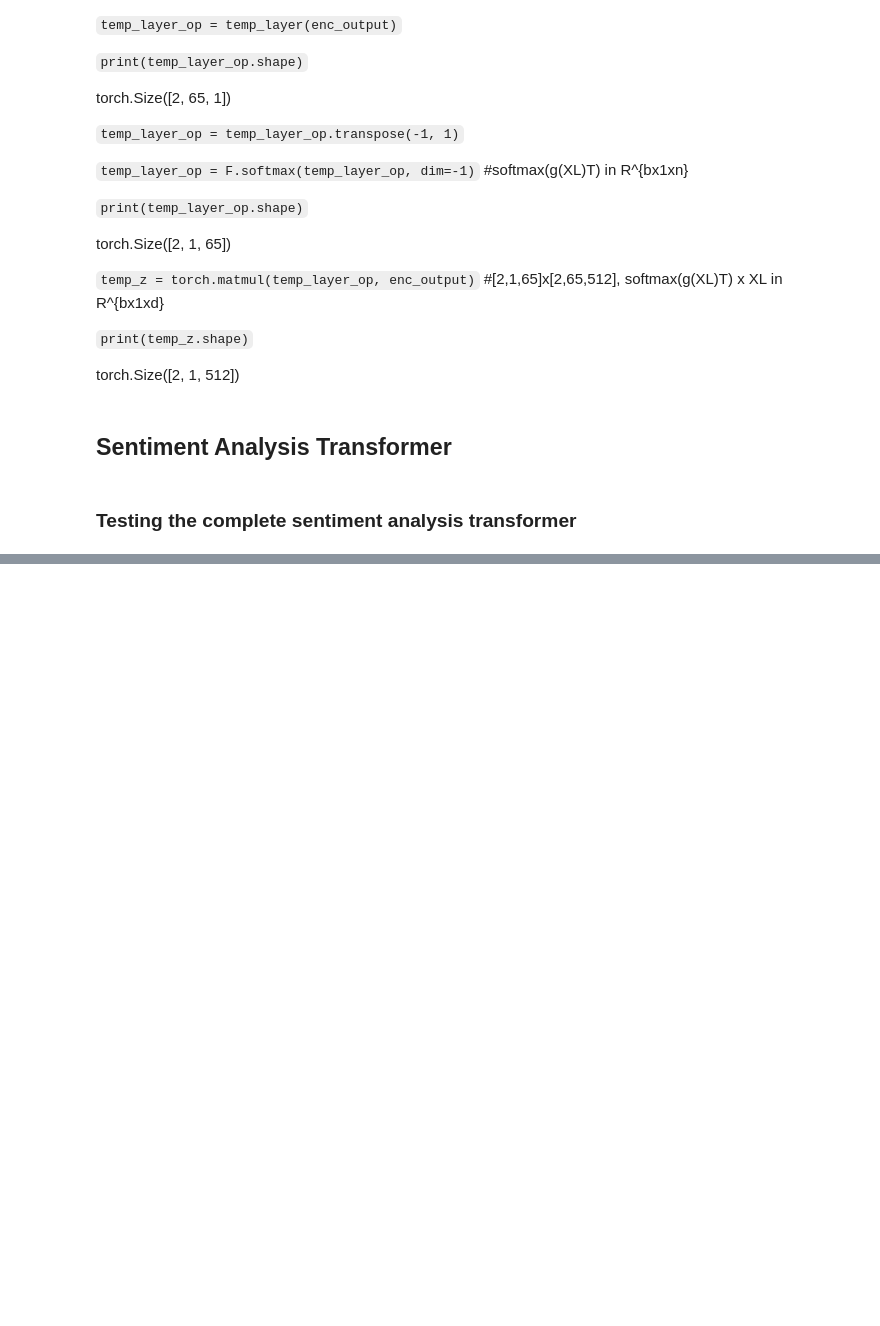
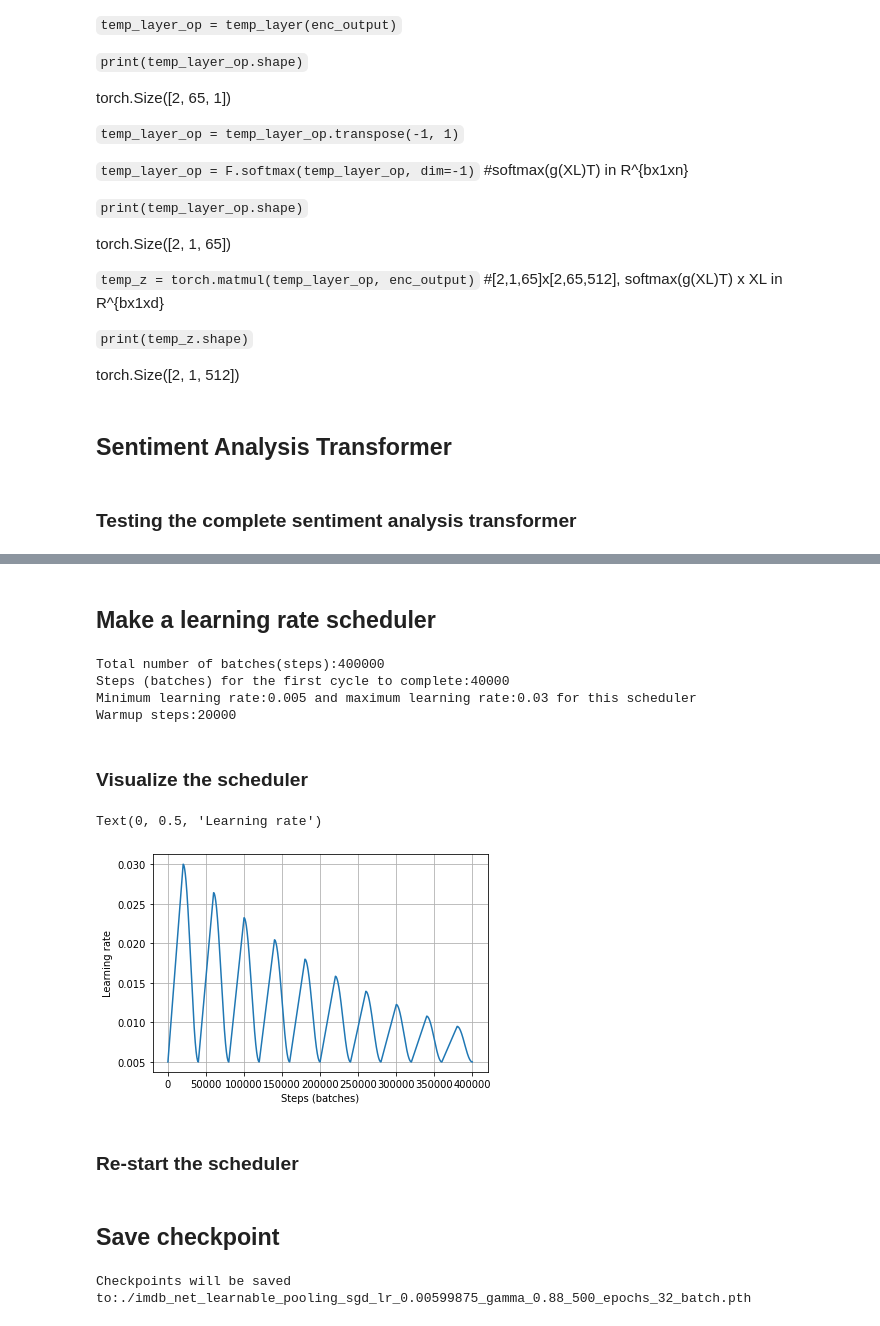
Before and after one commit to ruthvik92/ECE-697-Fall-2022, a Jupyter notebook: notebooks/sentiment_analysis_transformer/imdb_sentiment_analysis_transformer_v1.ipynb, the cells around one changed output, grey strips where cells are left out. Saved outputs shown, nothing was run; the diff lists cells and outputs as text; code cells hidden in the pictures; blank space fills up the shorter version.

Commit message:
finished sentiment classifier transformer, achieved 88.8% imdb test accuracy

```diff
--- a/notebooks/sentiment_analysis_transformer/imdb_sentiment_analysis_transformer_v1.ipynb
+++ b/notebooks/sentiment_analysis_transformer/imdb_sentiment_analysis_transformer_v1.ipynb
@@ -70,6 +76,6 @@ train_data.fields
 # %%
 train_iterator, test_iterator, valid_iterator = BucketIterator.splits(
-    (train_data, test_data, valid_data), batch_size=2, device=device
+    (train_data, test_data, valid_data), batch_size=batch_size, device=device, sort=False
 )  #<--- bucketiterator expects a dataset object and fields that already have vocabularay built.
 # %%
 count = 0
@@ -419,7 +371,7 @@ d_inner = 1024
 n_head = 8
 d_k = int(d_model / n_head)
 d_v = d_k
-enc_layer = EncoderLayer(d_model=d_model, d_inner=d_inner, n_head=n_head, d_k=d_k, d_v=d_v)
+enc_layer = EncoderLayer(d_model=d_model, d_inner=d_inner, n_head=n_head, d_k=d_k, d_v=d_v).to(device)
 q = torch.Tensor(np.random.rand(batch, sent_len, n_head*d_k)).to(device=device) ##fake sentence
 print('Shapes of Query:{}, Key:{}, and Value:{}'.format(q.shape, k.shape, v.shape))
 enc_output, enc_self_attn = enc_layer(enc_input=q, slf_attn_mask=src_mask)
@@ -731,6 +611,7 @@ d_model = 512
 n_layers = 6
 n_head = 8
 d_k = int(d_model / n_head)
+src_pad_idx = fields['text'].vocab.stoi[Constants.PAD_WORD]
 d_inner = 1024
 n_classes = 2
 sentiment_trf = SentimentTransformer(n_src_vocab=src_vocab_size, d_word_vec=d_model, n_layers=n_layers,
@@ -754,0 +630,39 @@ classifier_op:tensor([[-0.9916,  0.6943],
+# %% [markdown]
+## Make a learning rate scheduler
+# %%
+epochs = 500
+gamma = 0.88
+n_steps = epochs*n_batches
+print('Total number of batches(steps):{}'.format(n_steps))
+criterion = nn.CrossEntropyLoss()
+lr = 0.03
+optimizer = optim.SGD(sentiment_trf.parameters(), lr=lr, momentum=0.9)
+first_cycle_steps=int(n_batches*50) ## after 50 epochs, a cycle is completed.
+print('Steps (batches) for the first cycle to complete:{}'.format(first_cycle_steps))
+min_lr = lr / 6
+print('Minimum learning rate:{} and maximum learning rate:{} for this scheduler'.format(min_lr, lr))
+warmup_steps = int(first_cycle_steps / 2.0)
+print('Warmup steps:{}'.format(warmup_steps))
+scheduler = CosineAnnealingWarmupRestarts(optimizer, first_cycle_steps=first_cycle_steps, cycle_mult=1.0,
+                                          max_lr=lr, min_lr=min_lr, warmup_steps=warmup_steps, gamma=gamma)
+# %% [output]
+Total number of batches(steps):400000
+Steps (batches) for the first cycle to complete:40000
+Minimum learning rate:0.005 and maximum learning rate:0.03 for this scheduler
+Warmup steps:20000
+# %% [markdown]
+### Visualize the scheduler
+# %%
+lrs = []
+for i in range(n_steps):
+    lrs.append(optimizer.param_groups[0]["lr"])
+    scheduler.step()
+plt.plot(list(range(len(lrs))), lrs)
+plt.grid()
+plt.xlabel('Steps (batches)')
+plt.ylabel('Learning rate')
+# %% [output]
+Text(0, 0.5, 'Learning rate')
+[figure, added]
+# %% [markdown]
+### Re-start the scheduler
@@ -754,0 +674,11 @@ classifier_op:tensor([[-0.9916,  0.6943],
+# %% [markdown]
+## Save checkpoint
+# %%
+PATH = './imdb_net_{}_sgd_lr_{}_gamma_{}_{}_epochs_{}_batch.pth'.format(classifier_type, lr, gamma,
+                                                                           epochs, batch_size)
+print('Checkpoints will be saved to:{}'.format(PATH))
+def save_checkpoint(model, path):
+    print('Saved checkpoint to:{}'.format(path))
+    torch.save(model.state_dict(), path)
+# %% [output]
+Checkpoints will be saved to:./imdb_net_learnable_pooling_sgd_lr_0.00599875_gamma_0.88_500_epochs_32_batch.pth
```
Also changed, not shown: parts of 55 cells of this notebook.
